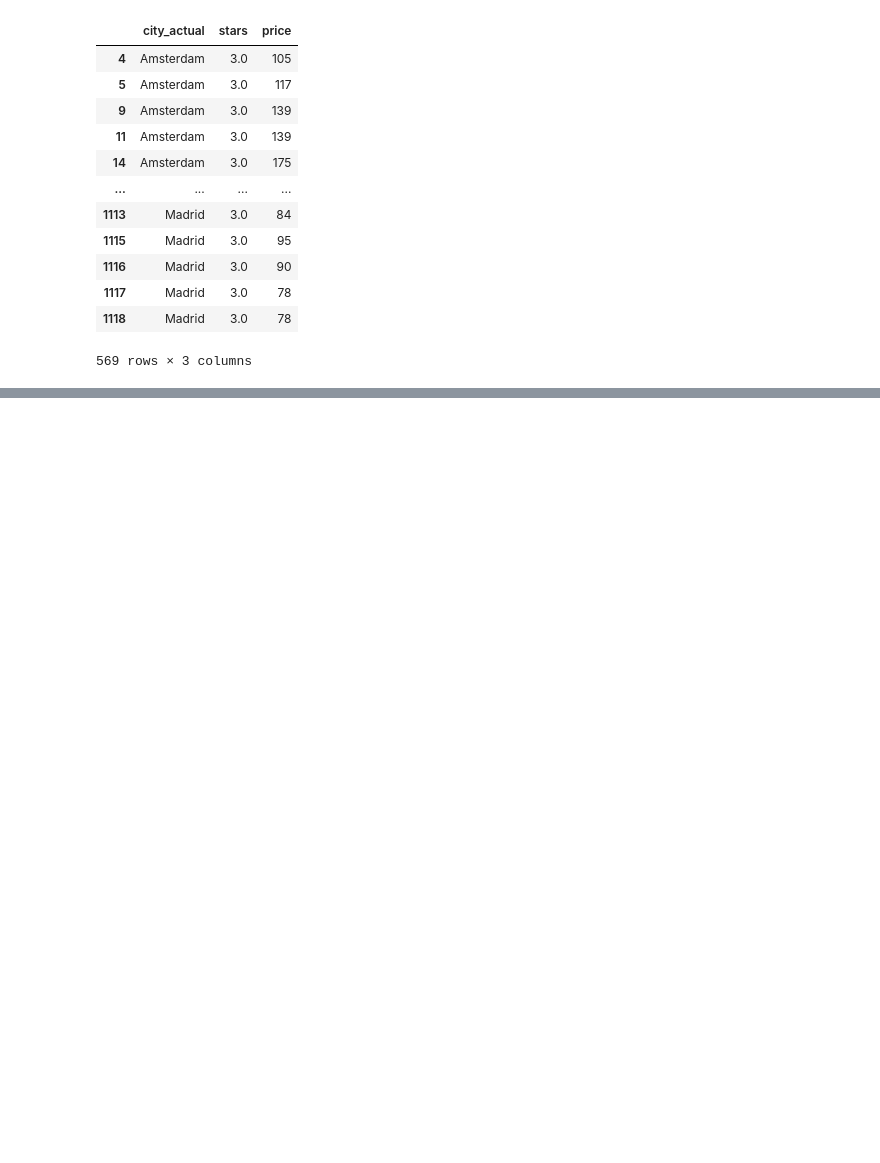
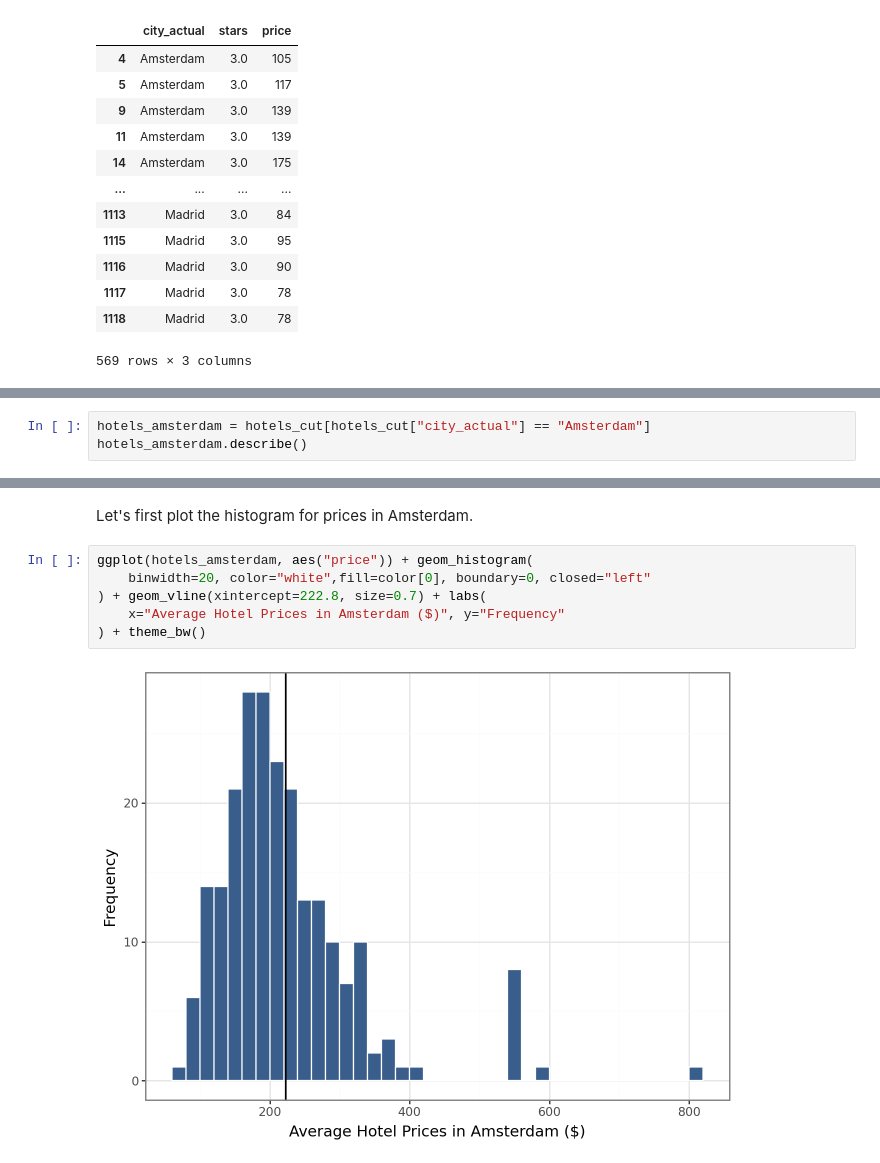
Before and after one commit to felipesebben/bk_data_analysis_studies, a Jupyter notebook: da_data_exercises/ch05-generalizing_from_data/03-hotels_europe/03-hotels_europe_std_error.ipynb, the cells around one changed output, grey strips where cells are left out. Cells and saved outputs as stored; diff of their text form; blank space fills up the shorter version.

```diff
--- a/da_data_exercises/ch05-generalizing_from_data/03-hotels_europe/03-hotels_europe_std_error.ipynb
+++ b/da_data_exercises/ch05-generalizing_from_data/03-hotels_europe/03-hotels_europe_std_error.ipynb
@@ -186,0 +202,3 @@ hotels_cut
+# %%
+hotels_amsterdam = hotels_cut[hotels_cut["city_actual"] == "Amsterdam"]
+hotels_amsterdam.describe()
@@ -186,0 +215,10 @@ hotels_cut
+# %% [markdown]
+Let's first plot the histogram for prices in Amsterdam.
+# %%
+ggplot(hotels_amsterdam, aes("price")) + geom_histogram(
+    binwidth=20, color="white",fill=color[0], boundary=0, closed="left"
+) + geom_vline(xintercept=222.8, size=0.7) + labs(
+    x="Average Hotel Prices in Amsterdam ($)", y="Frequency"
+) + theme_bw()
+# %% [output]
+[figure, added]
```
Also changed, not shown: parts of 5 cells of this notebook.
